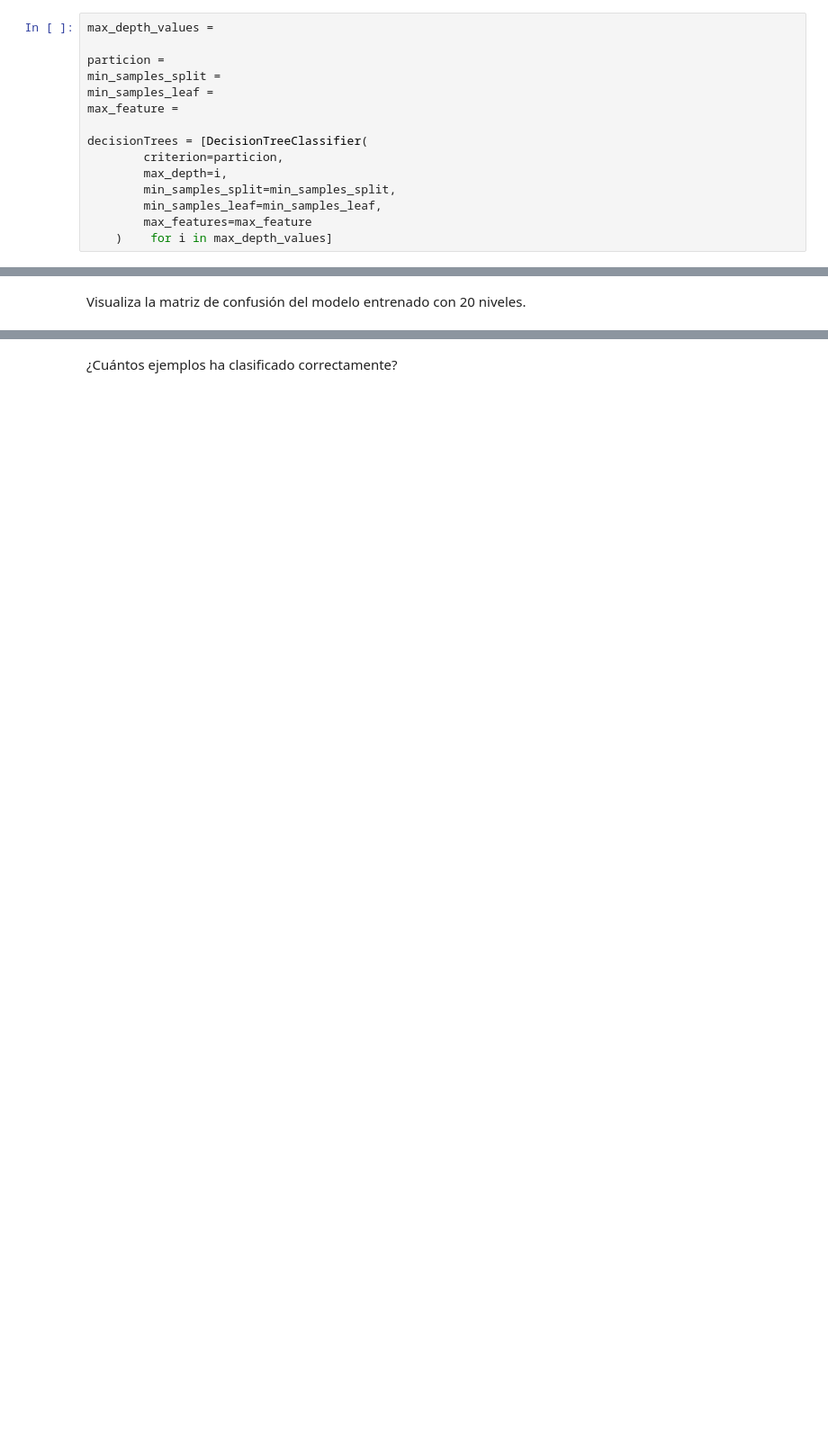
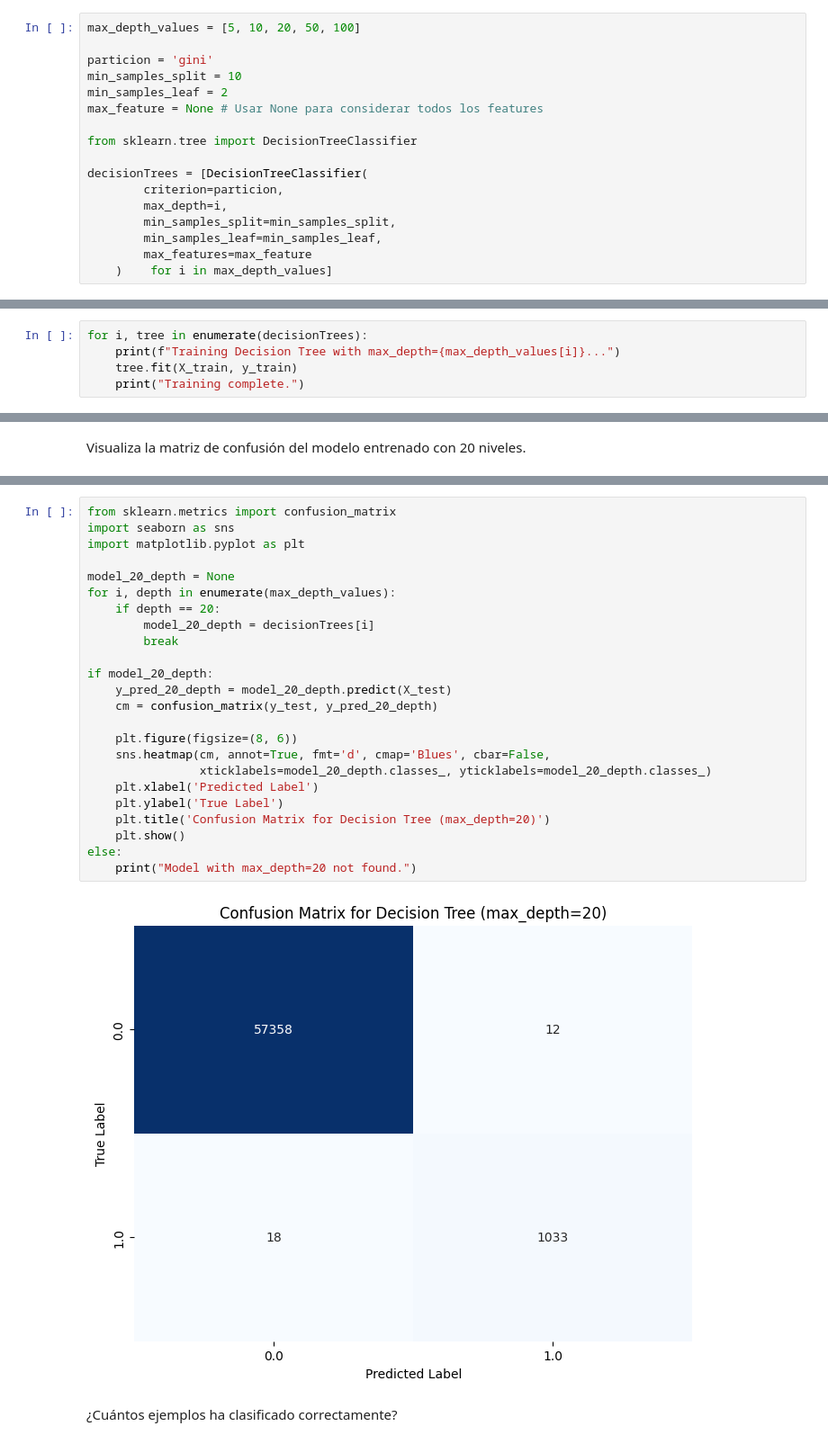
Before and after one commit to Zelechos/MasterAI, a Jupyter notebook: machinelearning/activities/activity_02/Actividad_2_CoverType/Actividad_2_CoverType.ipynb, the cells around one changed output, grey strips where cells are left out. Shown at 90% size. Cells and saved outputs as stored; diff of their text form; blank space fills up the shorter version.

```diff
--- a/machinelearning/activities/activity_02/Actividad_2_CoverType/Actividad_2_CoverType.ipynb
+++ b/machinelearning/activities/activity_02/Actividad_2_CoverType/Actividad_2_CoverType.ipynb
@@ -128,12 +295,14 @@ Entrena un conjunto de modelos de árboles de decisión que utilicen todas las v
 
 El criterio para realizar las particiones debe ser Gini-index, el número mínimo de ejemplos para realizar una partición debe ser 10, el número mínimo de ejemplos para considerarlo una hoja debe ser 2, y el número máximo de características evaluadas en cada partición deben ser todas.
 # %%
-max_depth_values =
+max_depth_values = [5, 10, 20, 50, 100]
 
-particion =
-min_samples_split =
-min_samples_leaf =
-max_feature =
+particion = 'gini'
+min_samples_split = 10
+min_samples_leaf = 2
+max_feature = None # Usar None para considerar todos los features
+
+from sklearn.tree import DecisionTreeClassifier
 
 decisionTrees = [DecisionTreeClassifier(
         criterion=particion,
@@ -146,0 +314,5 @@ decisionTrees = [DecisionTreeClassifier(
+# %%
+for i, tree in enumerate(decisionTrees):
+    print(f"Training Decision Tree with max_depth={max_depth_values[i]}...")
+    tree.fit(X_train, y_train)
+    print("Training complete.")
@@ -151,2 +332,28 @@ Visualiza la matriz de confusión del modelo entrenado con 20 niveles.
+# %%
+from sklearn.metrics import confusion_matrix
+import seaborn as sns
+import matplotlib.pyplot as plt
+
+model_20_depth = None
+for i, depth in enumerate(max_depth_values):
+    if depth == 20:
+        model_20_depth = decisionTrees[i]
+        break
+
+if model_20_depth:
+    y_pred_20_depth = model_20_depth.predict(X_test)
+    cm = confusion_matrix(y_test, y_pred_20_depth)
+
+    plt.figure(figsize=(8, 6))
+    sns.heatmap(cm, annot=True, fmt='d', cmap='Blues', cbar=False,
+                xticklabels=model_20_depth.classes_, yticklabels=model_20_depth.classes_)
+    plt.xlabel('Predicted Label')
+    plt.ylabel('True Label')
+    plt.title('Confusion Matrix for Decision Tree (max_depth=20)')
+    plt.show()
+else:
+    print("Model with max_depth=20 not found.")
+# %% [output]
+[figure, added]
 # %% [markdown]
 ¿Cuántos ejemplos ha clasificado correctamente?
```
Also changed, not shown: parts of 76 cells of this notebook.
